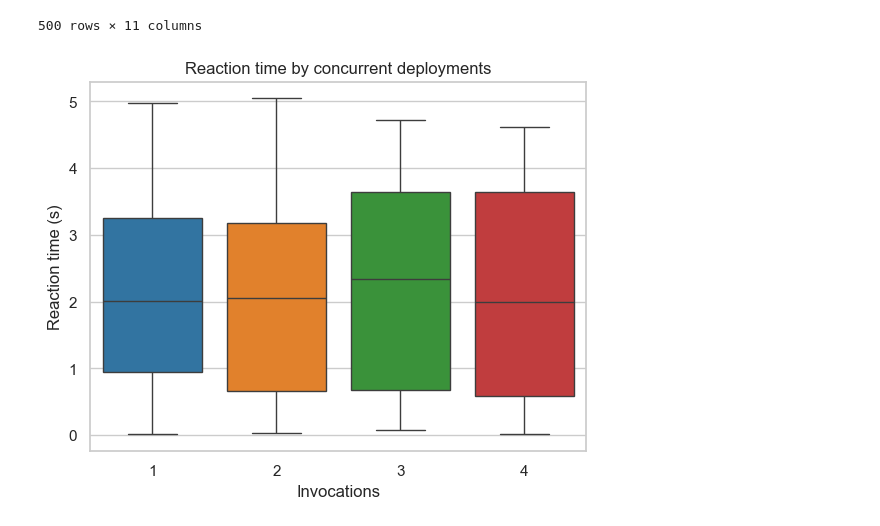
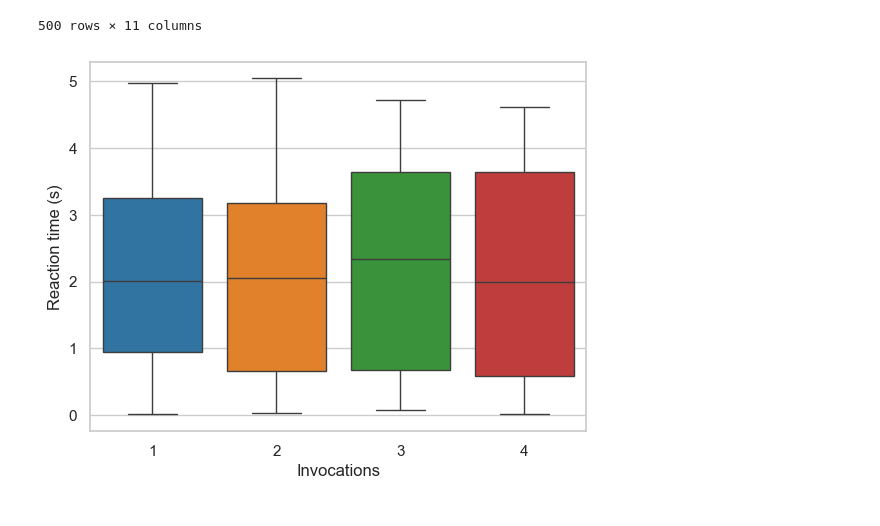
Before and after one commit to Apollo-Tools/resource-manager, a Jupyter notebook: benchmark/results/rm-analysis/reaction_time.ipynb, the cells around one changed output. Saved outputs shown, nothing was run; the diff lists cells and outputs as text; code cells hidden in the pictures.

Commit message:
Update graph titles

```diff
--- a/benchmark/results/rm-analysis/reaction_time.ipynb
+++ b/benchmark/results/rm-analysis/reaction_time.ipynb
@@ -171,9 +171,8 @@ df_reaction_time
 500 rows × 11 columns
 # %%
 sns.boxplot(data=df_reaction_time, x='concurrent_deployments', y='reaction_time', hue='concurrent_deployments', palette=['tab:blue', 'tab:orange', 'tab:green', 'tab:red'], legend=False)
-plt.title('Reaction time by concurrent deployments')
 plt.xlabel('Invocations')
 plt.ylabel('Reaction time (s)')
 plt.show()
 # %% [output]
-[figure, old version]
+[figure, new version]
```
Also changed, not shown: 3 other files.
